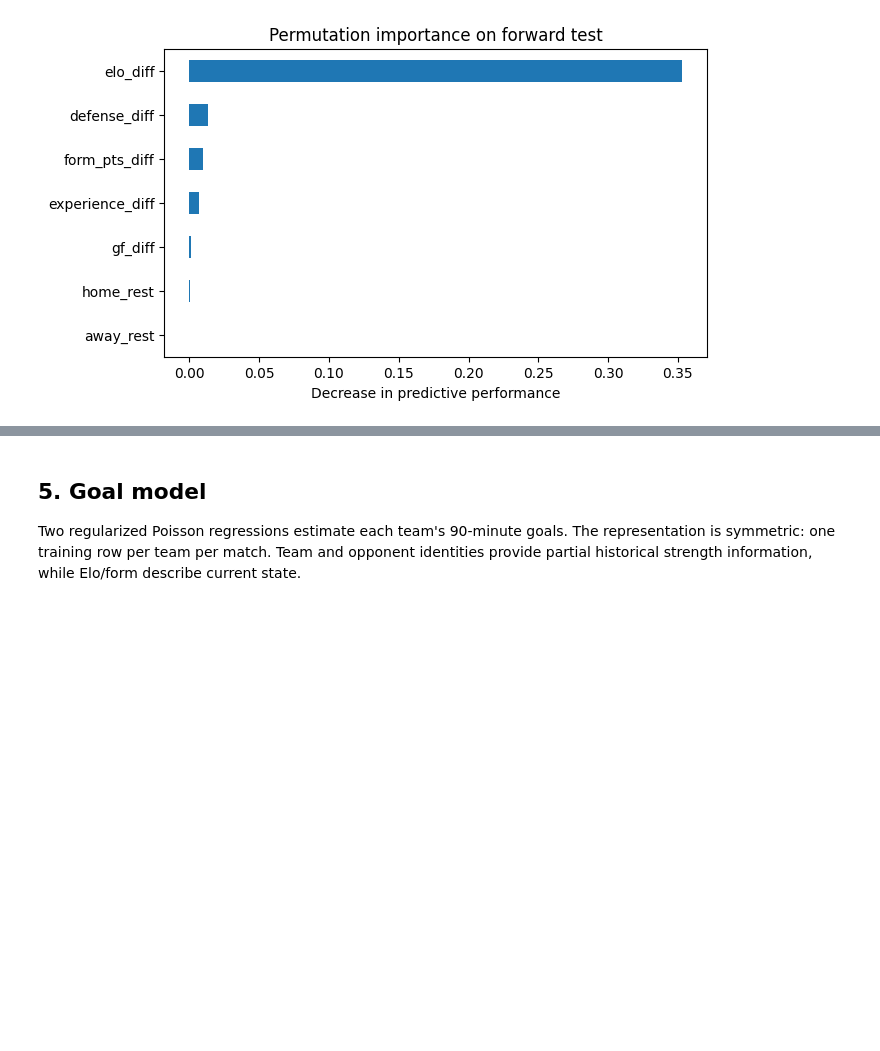
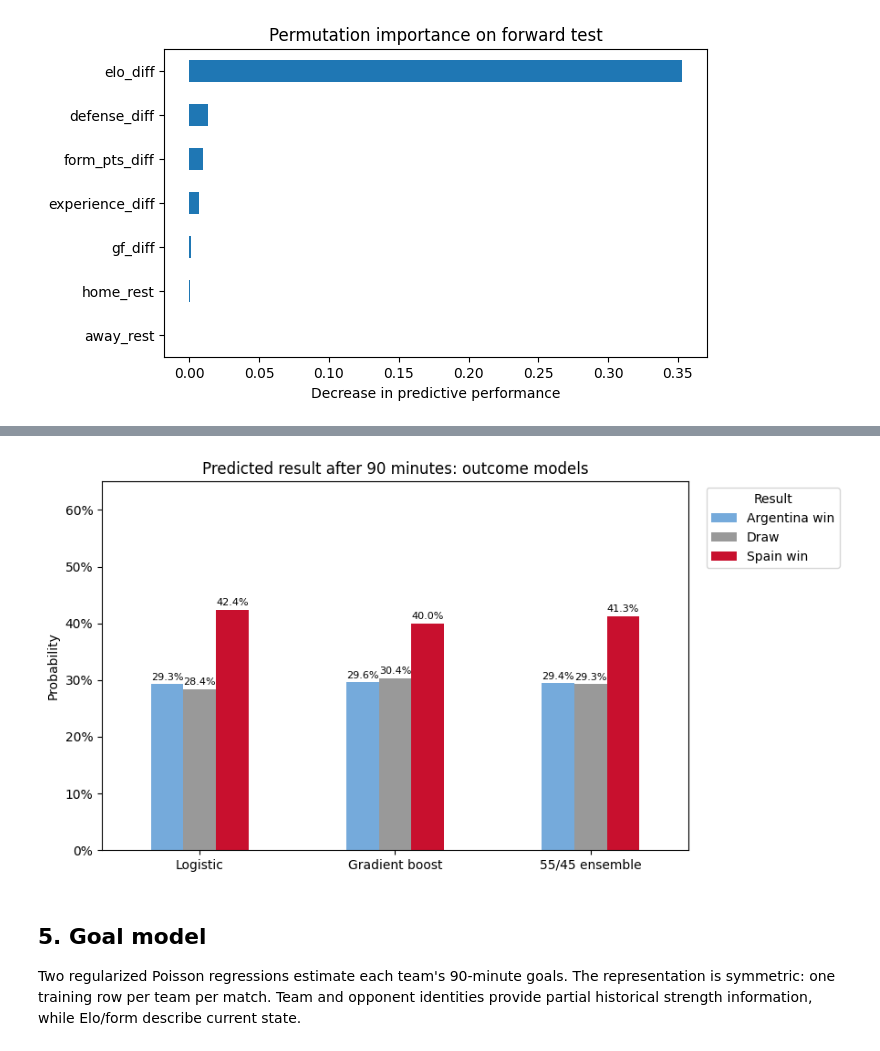
Before and after one commit to maxmatkovski/WorldCup, a Jupyter notebook: world_cup_final_prediction.ipynb, the cells around one changed output, grey strips where cells are left out. Cells and saved outputs as stored; diff of their text form; code cells hidden in the pictures; blank space fills up the shorter version.

```diff
--- a/world_cup_final_prediction.ipynb
+++ b/world_cup_final_prediction.ipynb
@@ -356,3 +398,12 @@ imp.plot.barh(figsize=(7,4),title='Permutation importance on forward test'); plt
+# %%
+prob_compare=pd.DataFrame({'Logistic':pf_log,'Gradient boost':pf_boost,'55/45 ensemble':outcome90},index=['Argentina win','Draw','Spain win'])
+ax=prob_compare.T.plot.bar(figsize=(9,4.8),color=['#75aadb','#999999','#c8102e'],rot=0,
+ title='Predicted result after 90 minutes: outcome models')
+ax.set(ylabel='Probability',ylim=(0,.65)); ax.yaxis.set_major_formatter(lambda x,pos:f'{x:.0%}')
+for container in ax.containers: ax.bar_label(container,labels=[f'{v:.1%}' for v in container.datavalues],padding=2,fontsize=8)
+ax.legend(title='Result',bbox_to_anchor=(1.02,1),loc='upper left'); plt.tight_layout(); plt.show()
+# %% [output]
+[figure, added]
 # %% [markdown]
 ## 5. Goal model
 
```
Also changed, not shown: parts of 10 cells of this notebook, 1 other file.
